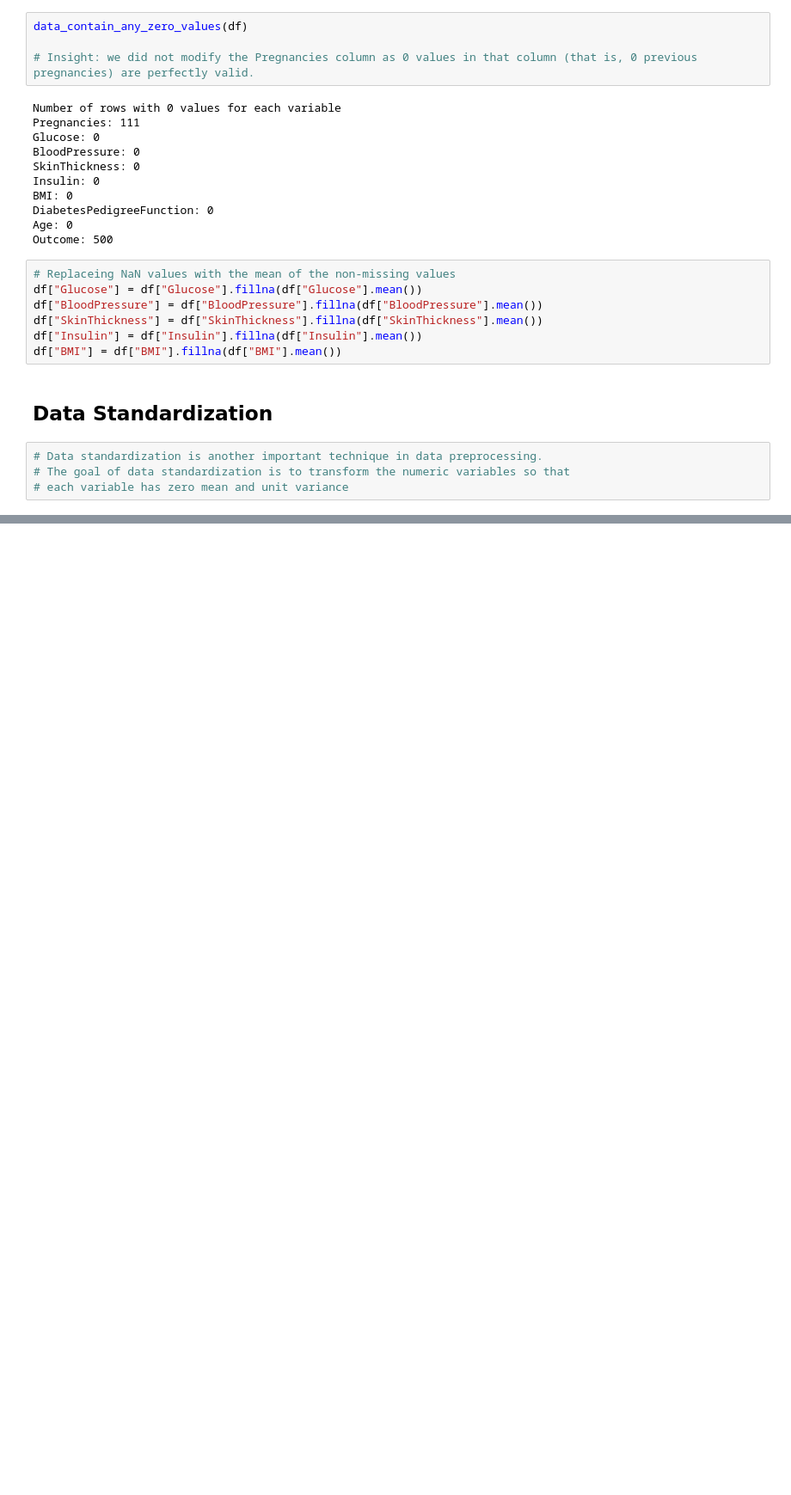
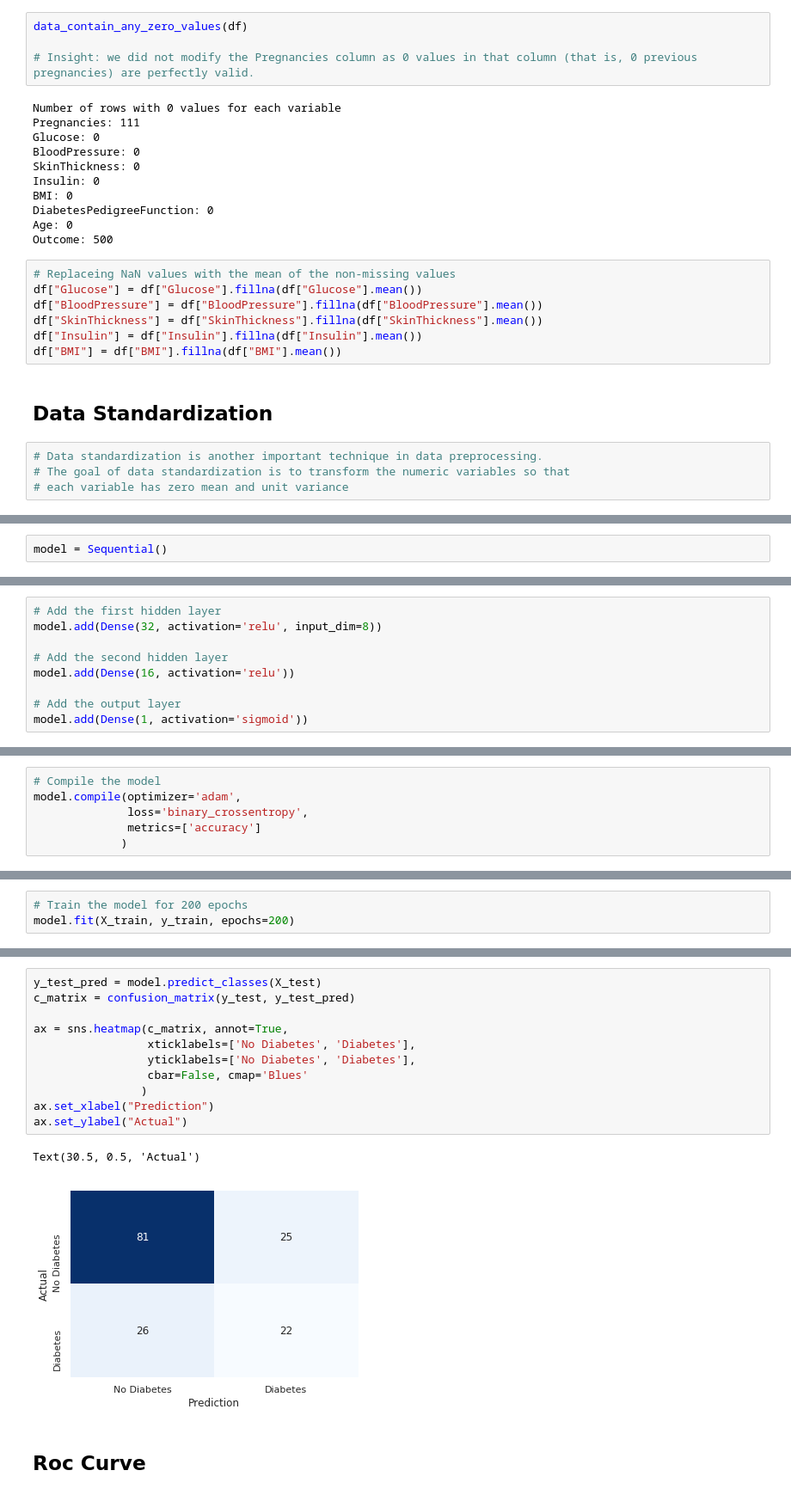
Before and after one commit to Rezwanul-Haque/neural_network_projects, a Jupyter notebook: medical_diagnosis_problem/diabetes_prediction/diabetes_prediction.ipynb, the cells around one changed output, grey strips where cells are left out. Shown at 86% size. Saved outputs shown, nothing was run; the diff lists cells and outputs as text; blank space fills up the shorter version.

Commit message:
Diabetes prediction(classification) problem- solution added.

```diff
--- a/medical_diagnosis_problem/diabetes_prediction/diabetes_prediction.ipynb
+++ b/medical_diagnosis_problem/diabetes_prediction/diabetes_prediction.ipynb
@@ -242,0 +321,2 @@ transforming them to a scale that is more proportional.
+# %%
+model = Sequential()
@@ -242,0 +325,9 @@ transforming them to a scale that is more proportional.
+# %%
+# Add the first hidden layer
+model.add(Dense(32, activation='relu', input_dim=8))
+
+# Add the second hidden layer
+model.add(Dense(16, activation='relu'))
+
+# Add the output layer
+model.add(Dense(1, activation='sigmoid'))
@@ -242,0 +347,6 @@ transforming them to a scale that is more proportional.
+# %%
+# Compile the model
+model.compile(optimizer='adam',
+              loss='binary_crossentropy',
+              metrics=['accuracy']
+             )
@@ -242,0 +363,3 @@ transforming them to a scale that is more proportional.
+# %%
+# Train the model for 200 epochs
+model.fit(X_train, y_train, epochs=200)
@@ -242,0 +416,16 @@ transforming them to a scale that is more proportional.
+# %%
+y_test_pred = model.predict_classes(X_test)
+c_matrix = confusion_matrix(y_test, y_test_pred)
+
+ax = sns.heatmap(c_matrix, annot=True,
+                 xticklabels=['No Diabetes', 'Diabetes'],
+                 yticklabels=['No Diabetes', 'Diabetes'],
+                 cbar=False, cmap='Blues'
+                )
+ax.set_xlabel("Prediction")
+ax.set_ylabel("Actual")
+# %% [output]
+Text(30.5, 0.5, 'Actual')
+[figure, added]
+# %% [markdown]
+## Roc Curve
```
Also changed, not shown: parts of 38 cells of this notebook.
